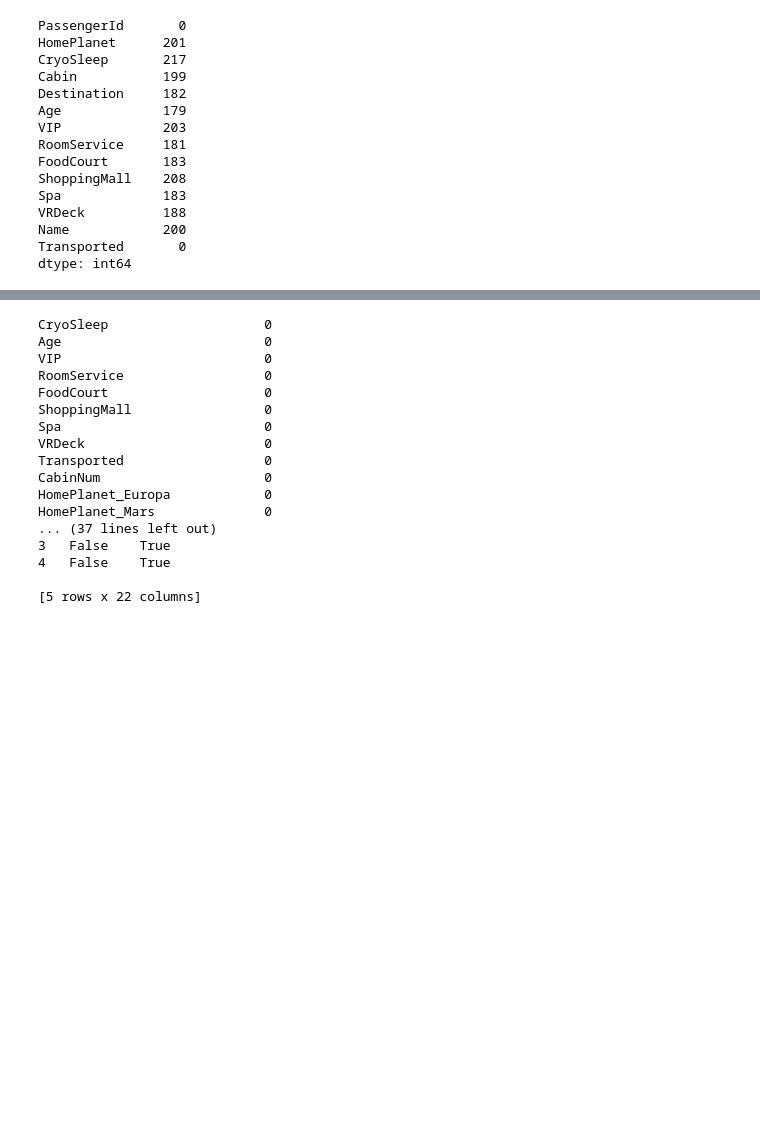
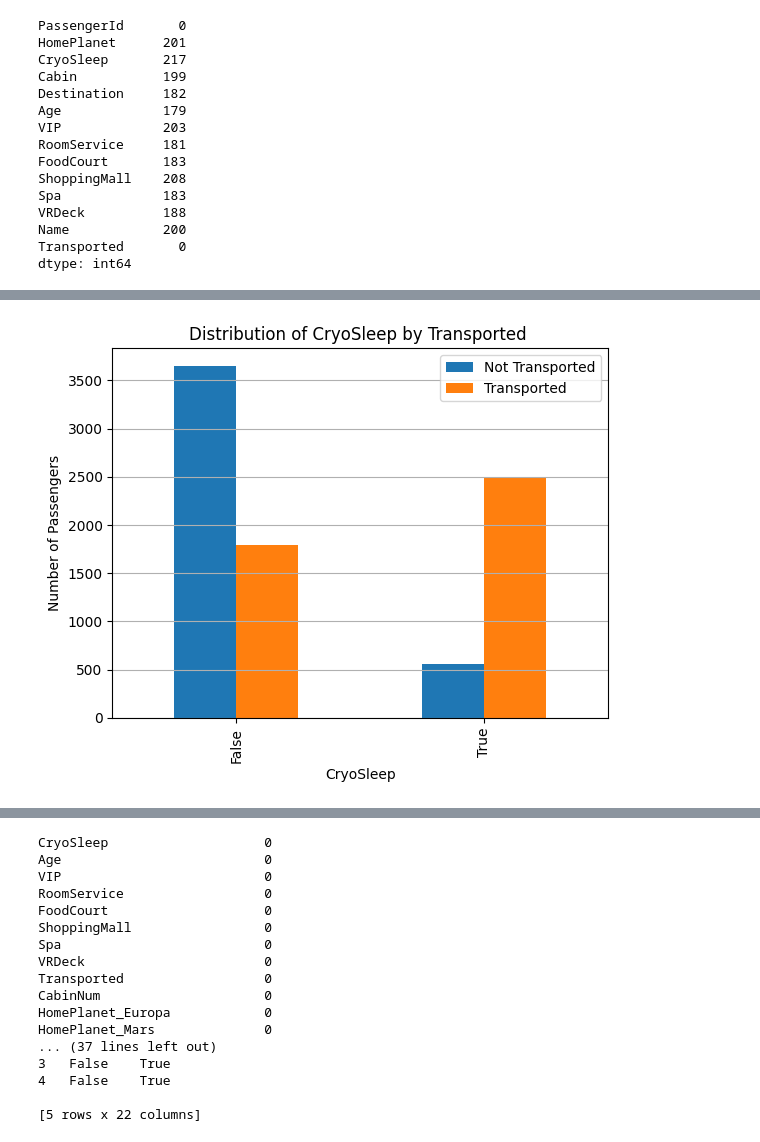
Before and after one commit to larabiislem/Spaceship-Titanic, a Jupyter notebook: Spaceship Titanic.ipynb, the cells around one changed output, grey strips where cells are left out. Drawn from its saved outputs; the diff is of its cells as text; code cells hidden in the pictures; blank space fills up the shorter version.

```diff
--- a/Spaceship Titanic.ipynb
+++ b/Spaceship Titanic.ipynb
@@ -71,0 +92,11 @@ bool
+# %%
+cryosleep_transported = df.groupby(['CryoSleep', 'Transported']).size().unstack()
+cryosleep_transported.plot(kind='bar', stacked=False, ax=plt.gca())
+plt.title('Distribution of CryoSleep by Transported ')
+plt.xlabel('CryoSleep')
+plt.ylabel('Number of Passengers')
+plt.legend(['Not Transported', 'Transported'])
+plt.grid(True, axis='y')
+plt.show()
+# %% [output]
+[figure, added]
```
Also changed, not shown: parts of 4 cells of this notebook.
